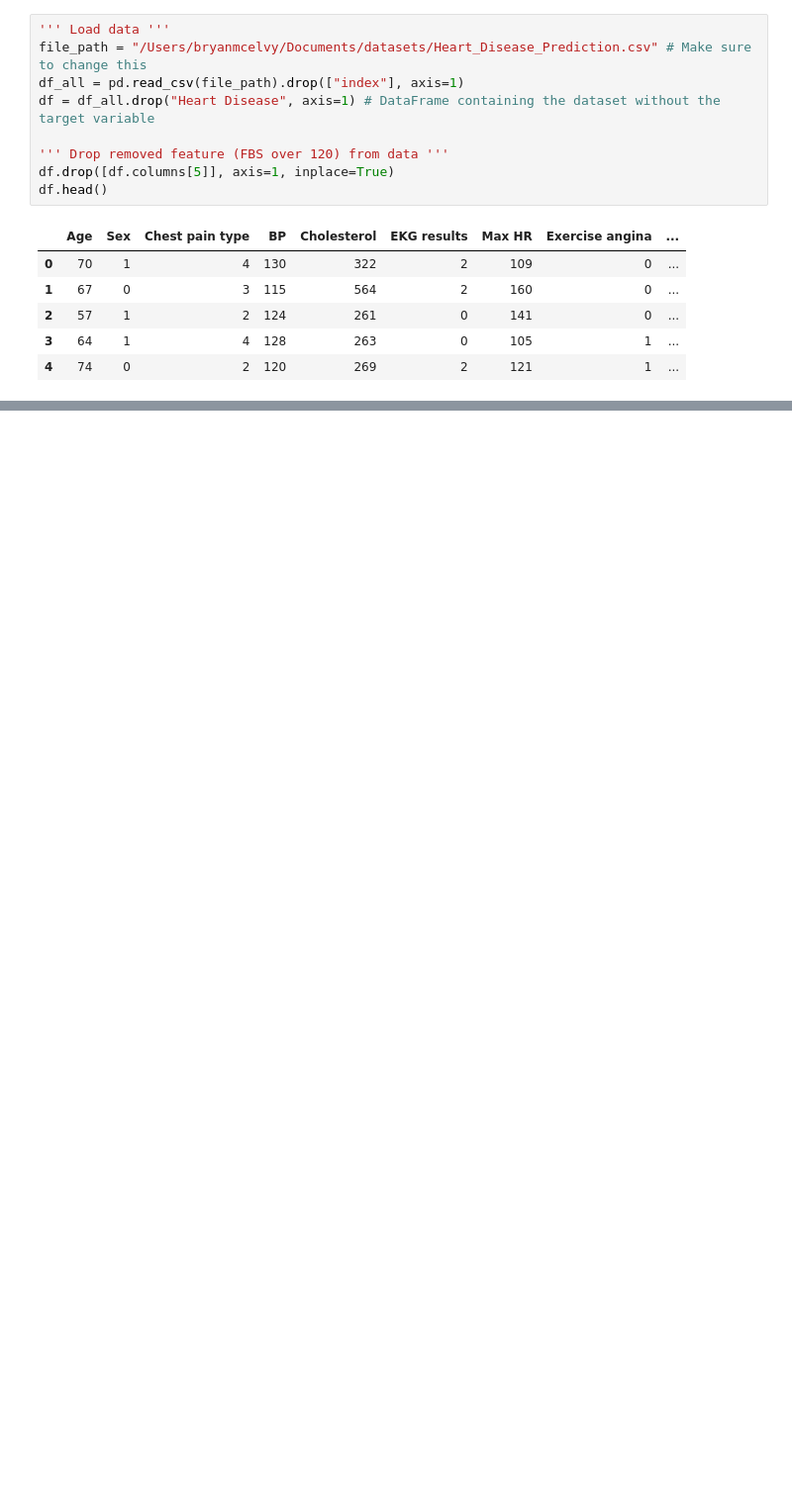
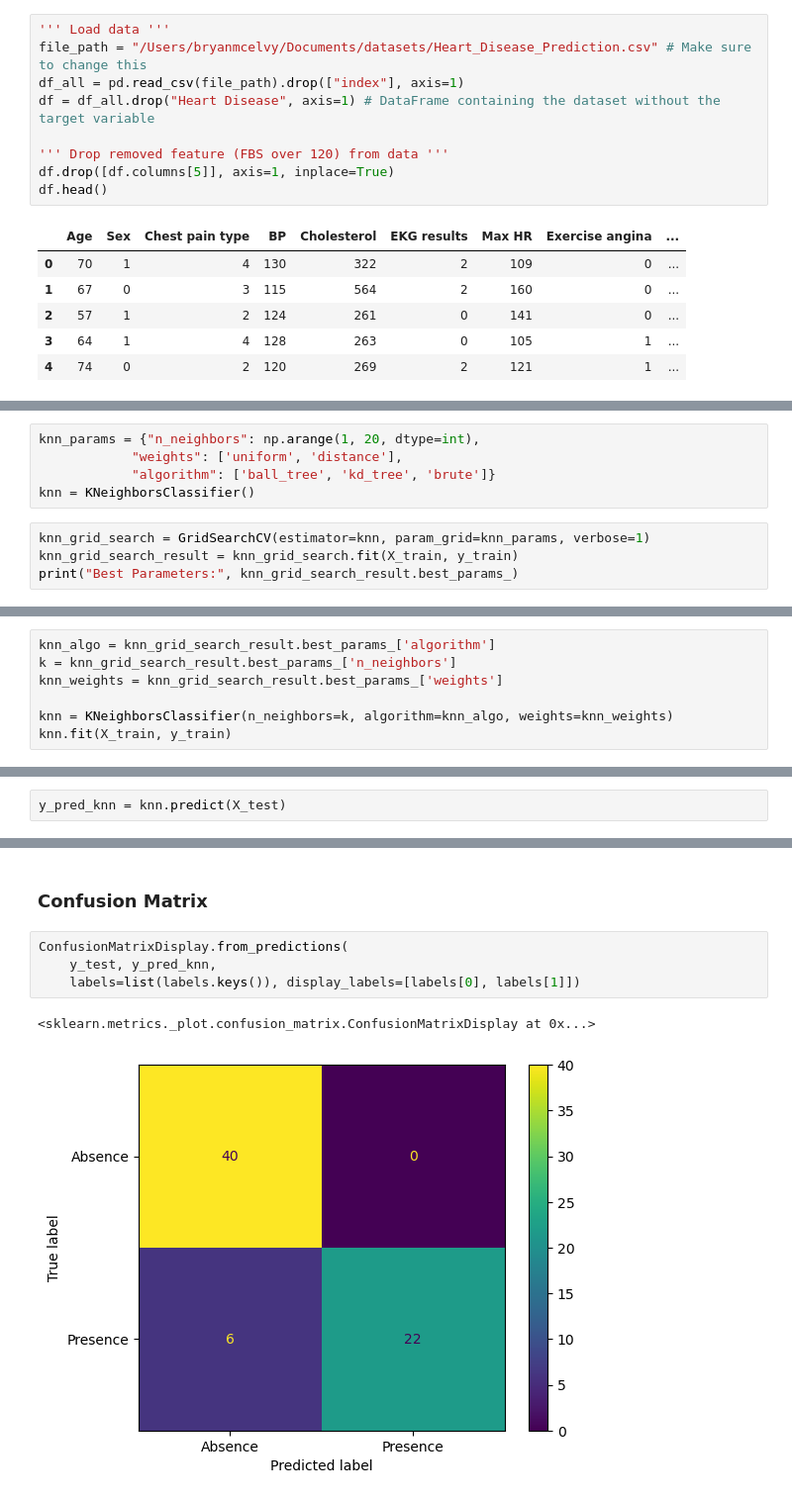
Before and after one commit to Beyond-Image/Data-Science2, a Jupyter notebook: knn_logreg.ipynb, the cells around one changed output, grey strips where cells are left out. Shown at 99% size. Drawn from its saved outputs; the diff is of its cells as text; blank space fills up the shorter version.

Commit message:
Add metrics/hyperparameter tuning for KNN

```diff
--- a/knn_logreg.ipynb
+++ b/knn_logreg.ipynb
@@ -48,0 +62,9 @@ X_test = scaler.transform(X_test)
+# %%
+knn_params = {"n_neighbors": np.arange(1, 20, dtype=int),
+            "weights": ['uniform', 'distance'],
+            "algorithm": ['ball_tree', 'kd_tree', 'brute']}
+knn = KNeighborsClassifier()
+# %%
+knn_grid_search = GridSearchCV(estimator=knn, param_grid=knn_params, verbose=1)
+knn_grid_search_result = knn_grid_search.fit(X_train, y_train)
+print("Best Parameters:", knn_grid_search_result.best_params_)
@@ -48,0 +74,7 @@ X_test = scaler.transform(X_test)
+# %%
+knn_algo = knn_grid_search_result.best_params_['algorithm']
+k = knn_grid_search_result.best_params_['n_neighbors']
+knn_weights = knn_grid_search_result.best_params_['weights']
+
+knn = KNeighborsClassifier(n_neighbors=k, algorithm=knn_algo, weights=knn_weights)
+knn.fit(X_train, y_train)
@@ -48,0 +92,2 @@ X_test = scaler.transform(X_test)
+# %%
+y_pred_knn = knn.predict(X_test)
@@ -48,0 +117,9 @@ X_test = scaler.transform(X_test)
+# %% [markdown]
+### Confusion Matrix
+# %%
+ConfusionMatrixDisplay.from_predictions(
+    y_test, y_pred_knn,
+    labels=list(labels.keys()), display_labels=[labels[0], labels[1]])
+# %% [output]
+<sklearn.metrics._plot.confusion_matrix.ConfusionMatrixDisplay at 0x...>
+[figure, added]
```
Also changed, not shown: parts of 27 cells of this notebook.
